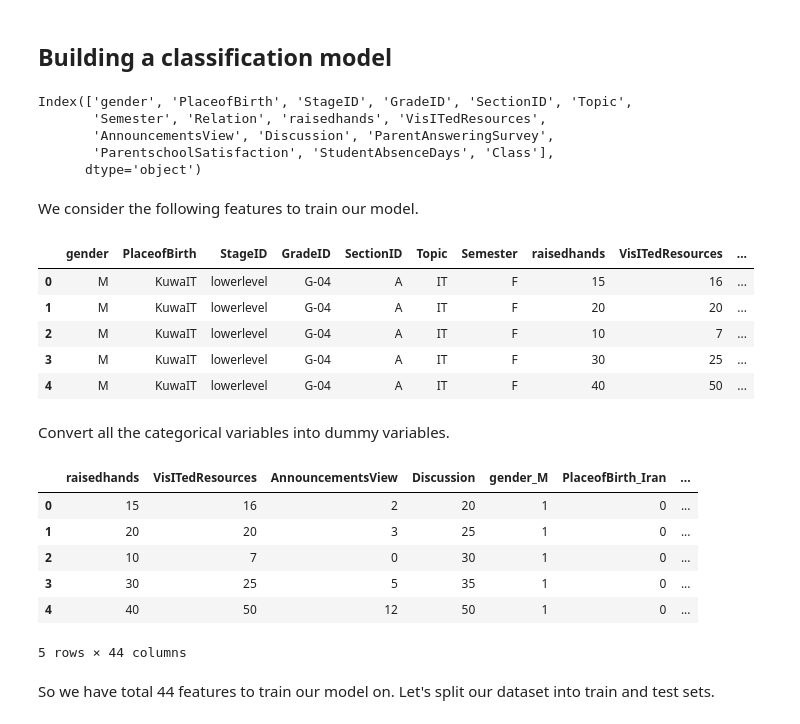
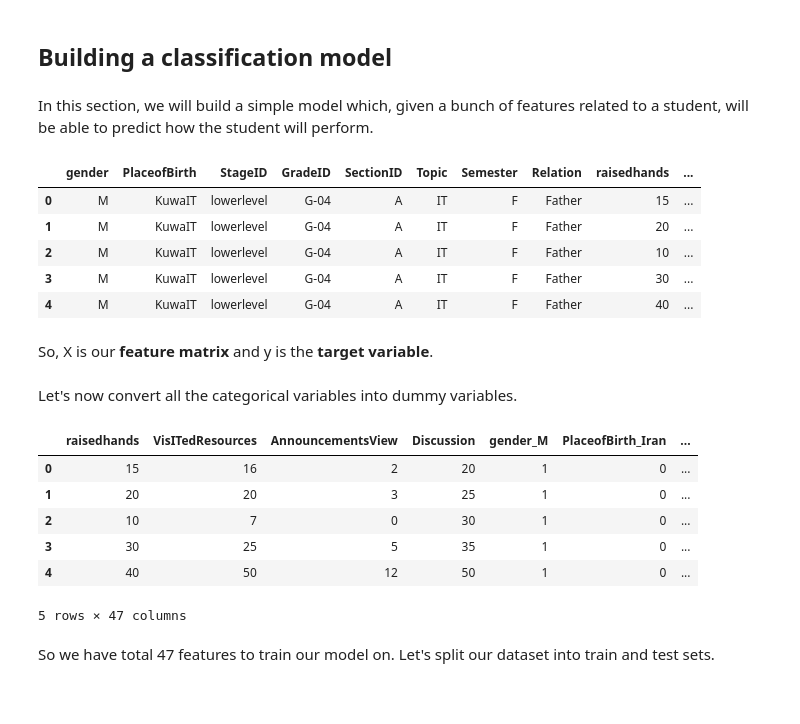
Before and after one commit to nabanitarimpi/Student-Performance-Analysis, a Jupyter notebook: education_project.ipynb, the cells around one changed output. Saved outputs shown, nothing was run; the diff lists cells and outputs as text; code cells hidden in the pictures; blank space fills up the shorter version.

```diff
--- a/education_project.ipynb
+++ b/education_project.ipynb
@@ -352,30 +293,23 @@ It will be interesting to monitor how all these factors affect future students t
 # %% [markdown]
 ## Building a classification model
-# %%
-edu_df.columns
-# %% [output]
-Index(['gender', 'PlaceofBirth', 'StageID', 'GradeID', 'SectionID', 'Topic',
-       'Semester', 'Relation', 'raisedhands', 'VisITedResources',
-       'AnnouncementsView', 'Discussion', 'ParentAnsweringSurvey',
-       'ParentschoolSatisfaction', 'StudentAbsenceDays', 'Class'],
-      dtype='object')
-# %% [markdown]
-We consider the following features to train our model.
-# %%
-X = edu_df[['gender', 'PlaceofBirth', 'StageID', 'GradeID', 'SectionID', 'Topic', 'Semester', 'raisedhands',
-             'VisITedResources', 'AnnouncementsView', 'Discussion', 'StudentAbsenceDays']]
-X.head()
-# %% [output]
-|  | gender | PlaceofBirth | StageID | GradeID | SectionID | Topic | Semester | raisedhands | VisITedResources | ... |
-| 0 | M | KuwaIT | lowerlevel | G-04 | A | IT | F | 15 | 16 | ... |
-| 1 | M | KuwaIT | lowerlevel | G-04 | A | IT | F | 20 | 20 | ... |
-| 2 | M | KuwaIT | lowerlevel | G-04 | A | IT | F | 10 | 7 | ... |
-| 3 | M | KuwaIT | lowerlevel | G-04 | A | IT | F | 30 | 25 | ... |
-| 4 | M | KuwaIT | lowerlevel | G-04 | A | IT | F | 40 | 50 | ... |
+# %% [markdown]
+In this section, we will build a simple model which, given a bunch of features related to a student, will be able to predict how the student will perform.
+# %%
+X = edu_df.drop('Class', axis=1)
+X.head()
+# %% [output]
+|  | gender | PlaceofBirth | StageID | GradeID | SectionID | Topic | Semester | Relation | raisedhands | ... |
+| 0 | M | KuwaIT | lowerlevel | G-04 | A | IT | F | Father | 15 | ... |
+| 1 | M | KuwaIT | lowerlevel | G-04 | A | IT | F | Father | 20 | ... |
+| 2 | M | KuwaIT | lowerlevel | G-04 | A | IT | F | Father | 10 | ... |
+| 3 | M | KuwaIT | lowerlevel | G-04 | A | IT | F | Father | 30 | ... |
+| 4 | M | KuwaIT | lowerlevel | G-04 | A | IT | F | Father | 40 | ... |
 # %%
 y = edu_df['Class']
+# %% [markdown]
+So, X is our **feature matrix** and y is the **target variable**.
 # %% [markdown]
-Convert all the categorical variables into dummy variables.
+Let's now convert all the categorical variables into dummy variables.
 # %%
 X = pd.get_dummies(X, drop_first=True)
 X.head()
@@ -386,9 +320,9 @@ X.head()
 | 2 | 10 | 7 | 0 | 30 | 1 | 0 | ... |
 | 3 | 30 | 25 | 5 | 35 | 1 | 0 | ... |
 | 4 | 40 | 50 | 12 | 50 | 1 | 0 | ... |
-5 rows × 44 columns
+5 rows × 47 columns
 # %% [markdown]
-So we have total 44 features to train our model on. Let's split our dataset into train and test sets.
+So we have total 47 features to train our model on. Let's split our dataset into train and test sets.
 # %%
 X_train, X_test, y_train, y_test = train_test_split(X, y, test_size=0.2)
 # %%
```
Also changed, not shown: parts of 40 cells of this notebook.
